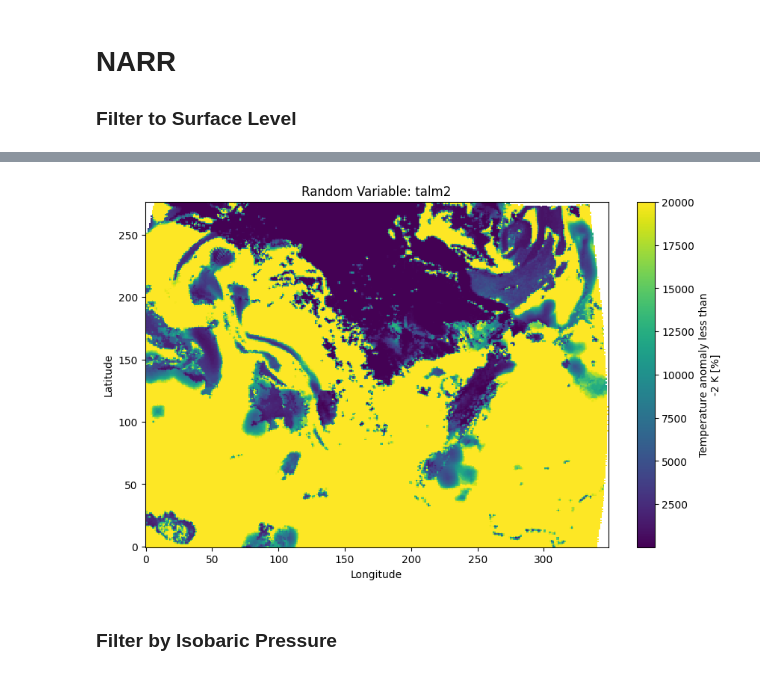
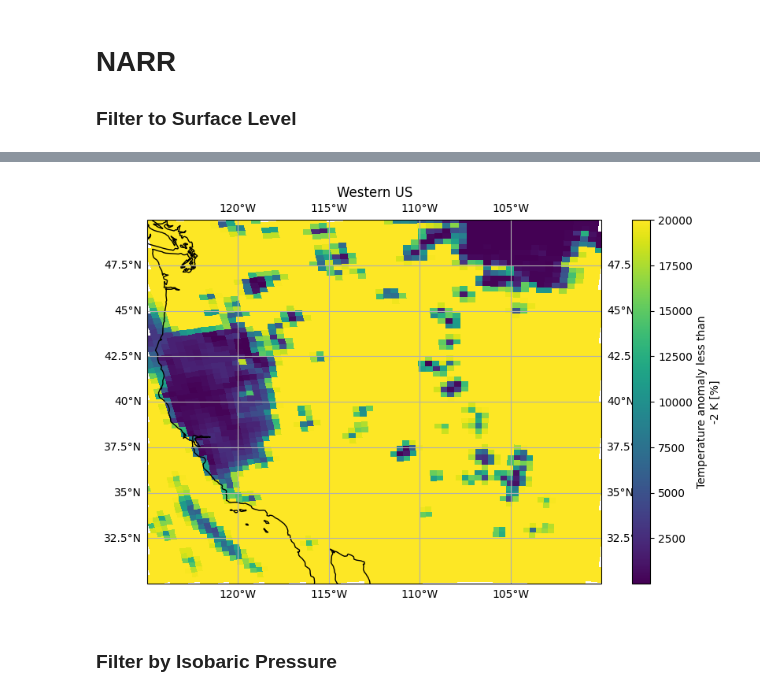
Before and after one commit to cloud-seeding/EDA, a Jupyter notebook: eliot_eda.ipynb, the cells around one changed output, grey strips where cells are left out. Drawn from its saved outputs; the diff is of its cells as text; code cells hidden in the pictures.

```diff
--- a/eliot_eda.ipynb
+++ b/eliot_eda.ipynb
@@ -36,14 +35,27 @@ Data variables:
-# %%
-data = ds['talm2']
-
-plt.figure(figsize=(10, 6))
-data.plot(cmap='viridis')
-plt.title('Random Variable: talm2')
-plt.xlabel('Longitude')
-plt.ylabel('Latitude')
-plt.show()
-# %% [output]
-[figure, removed]
+# %%
+lat_min, lat_max = 30, 50  # Latitude range for Western U.S.
+lon_min, lon_max = 235, 260 # Longitude range for Western U.S.
+
+ds_west_us = ds.where(
+    (ds['latitude'] >= lat_min) & (ds['latitude'] <= lat_max) &
+    (ds['longitude'] >= lon_min) & (ds['longitude'] <= lon_max),
+    drop=True
+)
+
+data = ds_west_us['talm2']
+fig, ax = plt.subplots(figsize=(10, 6), subplot_kw={'projection': ccrs.PlateCarree()})
+
+# Plot the data with the Lambert Conformal projection
+data.plot(ax=ax, cmap='viridis', transform=ccrs.PlateCarree(), x='longitude', y='latitude')
+
+ax.set_extent([lon_min, lon_max, lat_min, lat_max], crs=ccrs.PlateCarree())
+ax.coastlines()
+ax.gridlines(draw_labels=True)
+
+plt.title("Western US")
+plt.show()
+# %% [output]
+[figure, added]
 # %% [markdown]
 ### Filter by Isobaric Pressure
 # %%
```
Also changed, not shown: parts of 7 cells of this notebook.
